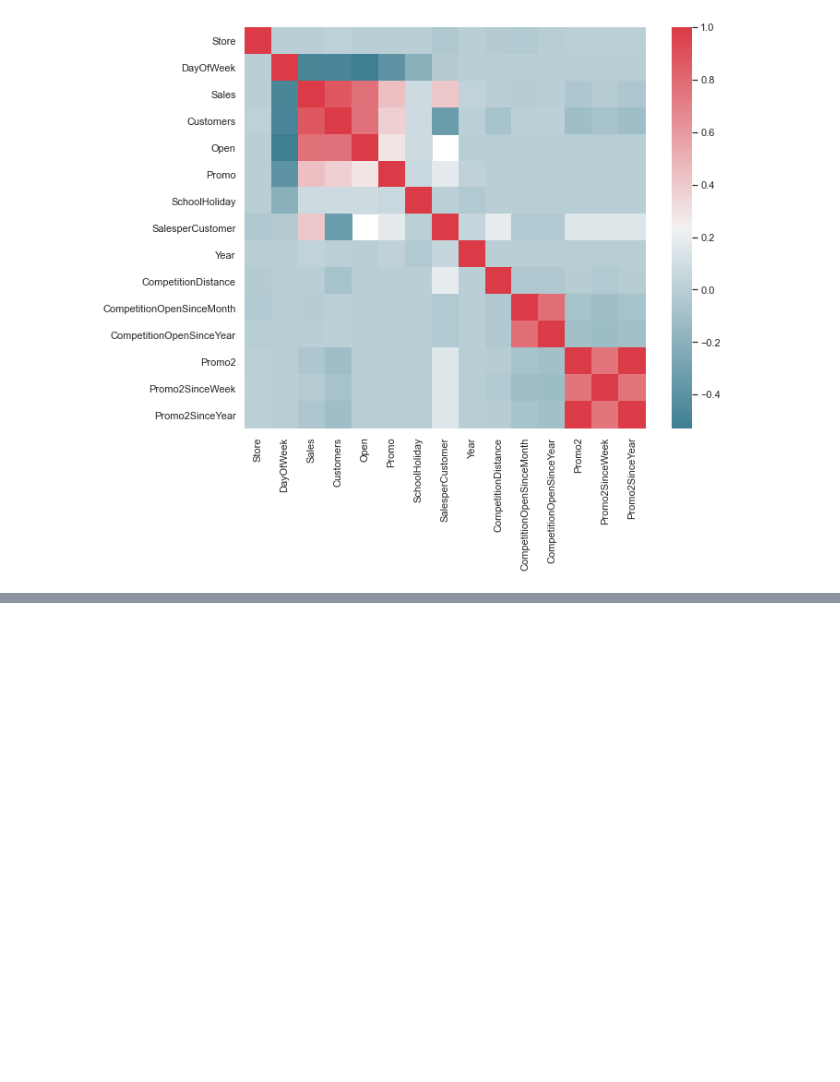
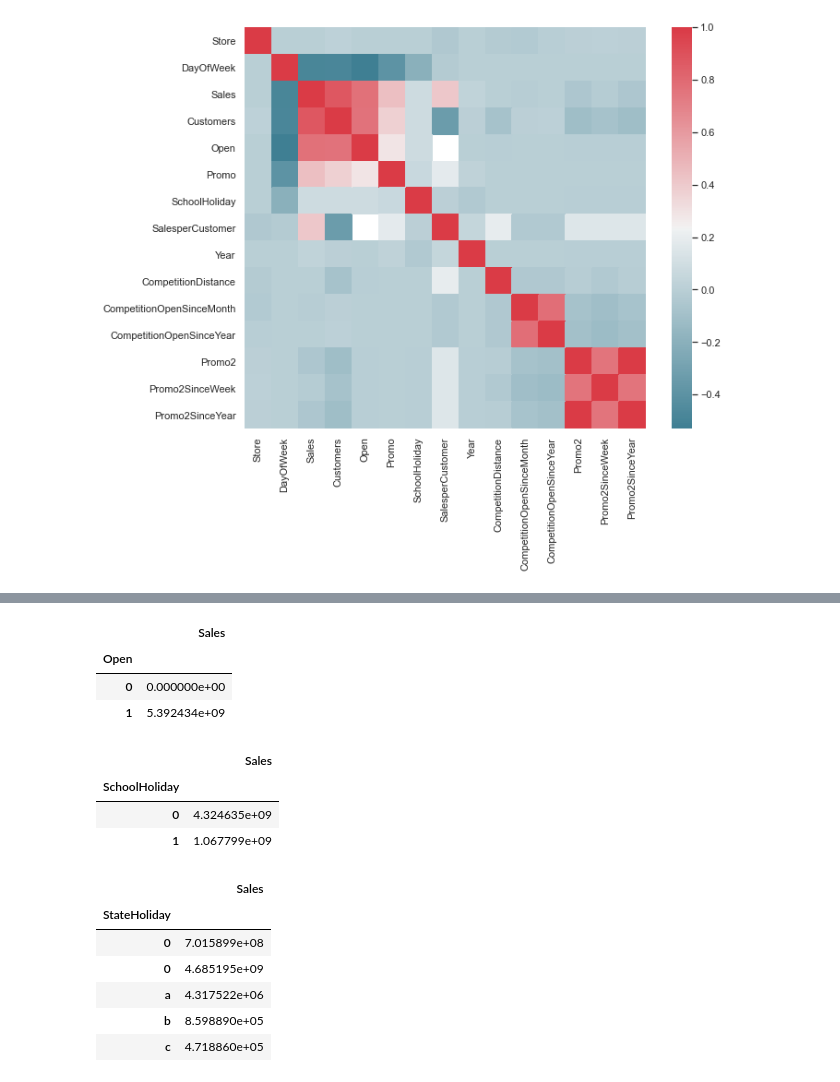
Before and after one commit to smegnshd/Pharmaceutical-Sales-prediction-across-multiple-stores, a Jupyter notebook: sales_prediction.ipynb, the cells around one changed output, grey strips where cells are left out. Cells and saved outputs as stored; diff of their text form; code cells hidden in the pictures; blank space fills up the shorter version.

```diff
--- a/sales_prediction.ipynb
+++ b/sales_prediction.ipynb
@@ -746,3 +769,31 @@ store_test.corr()
 | Promo2SinceYear | 0.000603 | 2.962493e-02 | -4.280249e-17 | -0.011910 | -7.403353e-18 | 0.067710 | -9.275588e-02 | ... |
 # %%
 store_train = pd.merge(left = train_data, right = test_data, how = 'inner', left_on = 'Store', right_on = 'Store')
+# %%
+df_testsummary1 =store_train.pivot_table(values='Sales', index='Open', aggfunc=np.sum)
+df_testsummary =store_train.pivot_table(values='Sales', index='SchoolHoliday', aggfunc=np.sum)
+df_testsummary2 =store_train.pivot_table(values='Sales', index='StateHoliday', aggfunc=np.sum)
+# %%
+df_testsummary1
+# %% [output]
+|  | Sales |
+| Open |  |
+| 0 | 0.000000e+00 |
+| 1 | 5.392434e+09 |
+# %%
+df_testsummary
+# %% [output]
+|  | Sales |
+| SchoolHoliday |  |
+| 0 | 4.324635e+09 |
+| 1 | 1.067799e+09 |
+# %%
+df_testsummary2
+# %% [output]
+|  | Sales |
+| StateHoliday |  |
+| 0 | 7.015899e+08 |
+| 0 | 4.685195e+09 |
+| a | 4.317522e+06 |
+| b | 8.598890e+05 |
+| c | 4.718860e+05 |
```
Also changed, not shown: parts of 17 cells of this notebook, 1 other file.
